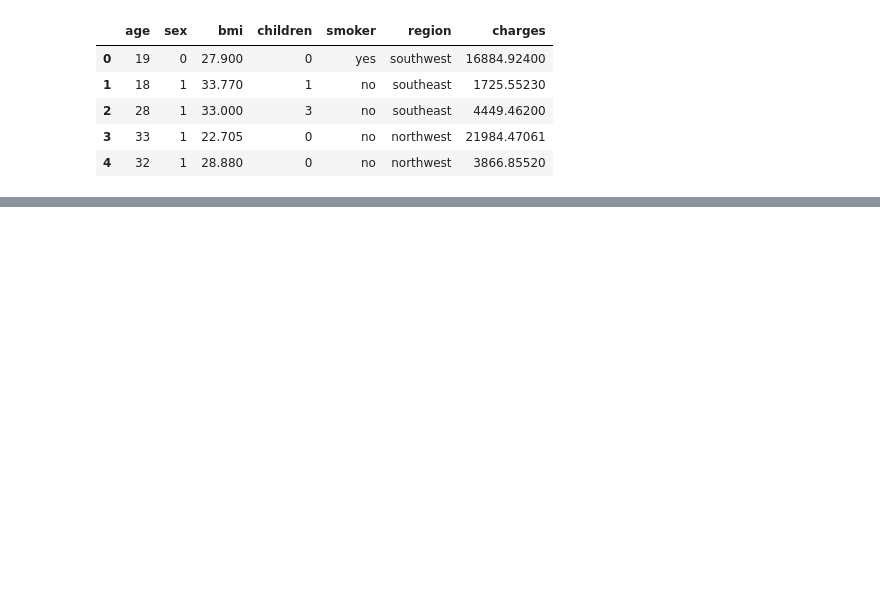
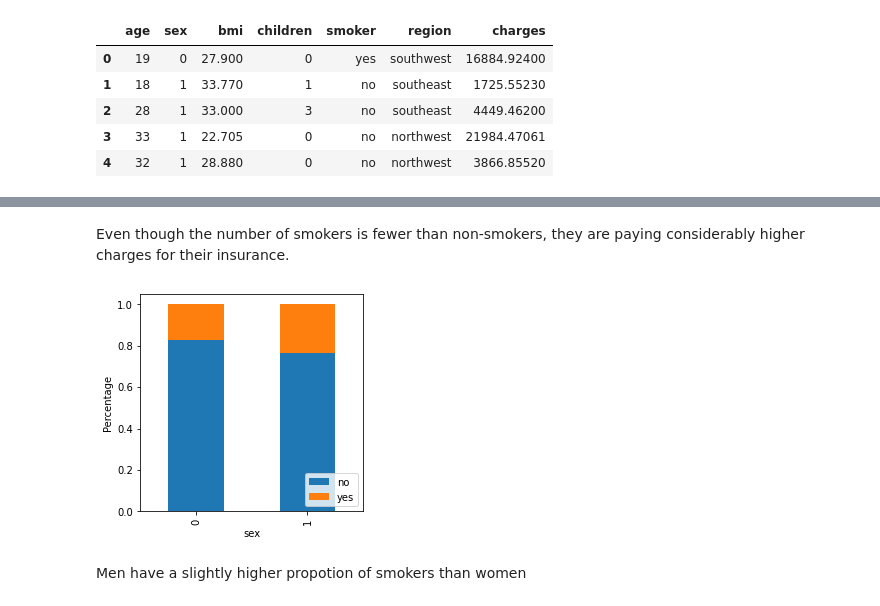
Before and after one commit to DennisChangach/Africa-Data-School-Assignments, a Jupyter notebook: Assigment_7/Assignment_7.ipynb, the cells around one changed output, grey strips where cells are left out. Drawn from its saved outputs; the diff is of its cells as text; code cells hidden in the pictures; blank space fills up the shorter version.

```diff
--- a/Assigment_7/Assignment_7.ipynb
+++ b/Assigment_7/Assignment_7.ipynb
@@ -97,0 +133,9 @@ insurance_df.head()
+# %% [markdown]
+Even though the number of smokers is fewer than non-smokers, they are paying considerably higher charges for their insurance.
+# %%
+# Between men or women, which demographic has a higher number of smokers? The hypothesis is men
+bivariate_analysis(insurance_df,'sex','smoker')
+# %% [output]
+[figure, added]
+# %% [markdown]
+Men have a slightly higher propotion of smokers than women
```
Also changed, not shown: parts of 9 cells of this notebook.
